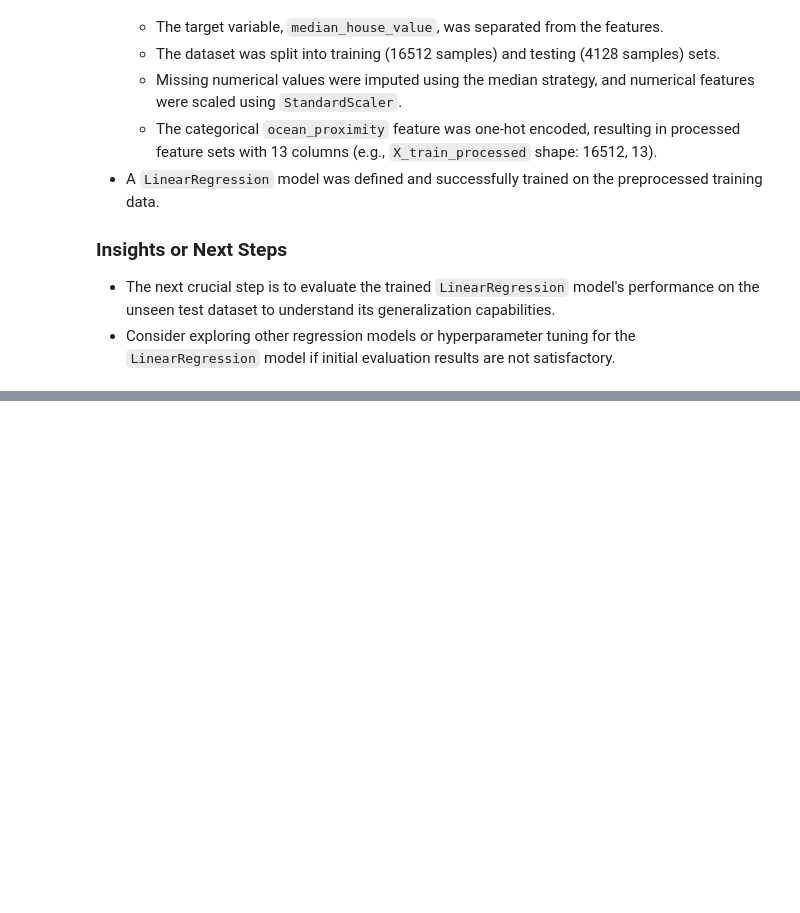
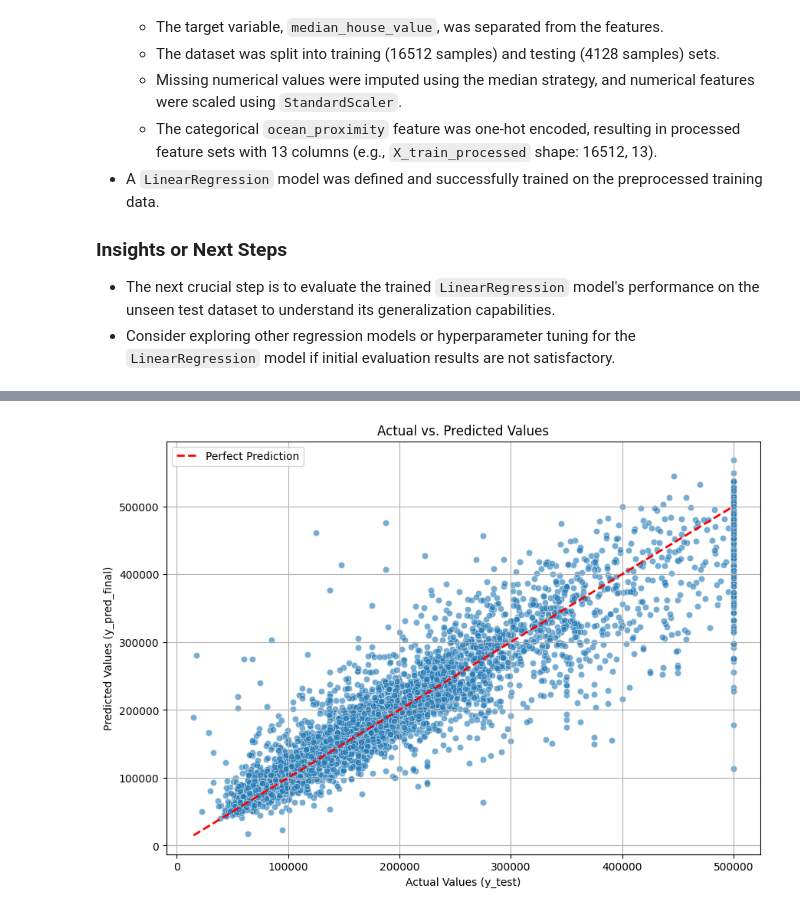
Before and after one commit to veerchavan62/model, a Jupyter notebook: Untitled0.ipynb, the cells around one changed output, grey strips where cells are left out. Drawn from its saved outputs; the diff is of its cells as text; code cells hidden in the pictures; blank space fills up the shorter version.

```diff
--- a/Untitled0.ipynb
+++ b/Untitled0.ipynb
@@ -269,0 +1088,19 @@ Assess the trained model's performance using appropriate evaluation metrics on t
+# %%
+X_train['rooms_per_household'] = X_train['total_rooms'] / X_train['households']
+X_test['rooms_per_household'] = X_test['total_rooms'] / X_test['households']
+
+X_train['bedrooms_per_room'] = X_train['total_bedrooms'] / X_train['total_rooms']
+X_test['bedrooms_per_room'] = X_test['total_bedrooms'] / X_test['total_rooms']
+
+X_train['population_per_household'] = X_train['population'] / X_train['households']
+X_test['population_per_household'] = X_test['population'] / X_test['households']
+
+# Update the numerical_cols list to include the newly created features
+new_numerical_features = ['rooms_per_household', 'bedrooms_per_room', 'population_per_household']
+numerical_cols.extend(new_numerical_features)
+
+print("First 5 rows of X_train with new features:")
+print(X_train.head())
+
+print("\nUpdated numerical_cols list:")
+print(numerical_cols)
@@ -269,0 +1288,63 @@ Assess the trained model's performance using appropriate evaluation metrics on t
+# %%
+import matplotlib.pyplot as plt
+import seaborn as sns
+import pandas as pd
+
+# 1. Use the best performing model, xgb_model_fe, to make predictions
+y_pred_final = xgb_model_fe.predict(X_test_processed)
+
+# 2. Calculate the residuals
+residuals = y_test - y_pred_final
+
+# 3. Create a scatter plot comparing y_test (actual values) against y_pred_final (predicted values)
+plt.figure(figsize=(10, 7))
+sns.scatterplot(x=y_test, y=y_pred_final, alpha=0.6)
+plt.plot([y_test.min(), y_test.max()], [y_test.min(), y_test.max()], 'r--', lw=2, label='Perfect Prediction')
+plt.xlabel('Actual Values (y_test)')
+plt.ylabel('Predicted Values (y_pred_final)')
+plt.title('Actual vs. Predicted Values')
+plt.legend()
+plt.grid(True)
+plt.show()
+
+# 4. Create a scatter plot of residuals against y_pred_final (predicted values)
+plt.figure(figsize=(10, 7))
+sns.scatterplot(x=y_pred_final, y=residuals, alpha=0.6)
+plt.axhline(y=0, color='r', linestyle='--', lw=2)
+plt.xlabel('Predicted Values (y_pred_final)')
+plt.ylabel('Residuals (Actual - Predicted)')
+plt.title('Residuals vs. Predicted Values')
+plt.grid(True)
+plt.show()
+
+# 5. Create a histogram of the residuals
+plt.figure(figsize=(10, 7))
+sns.histplot(residuals, kde=True, bins=50)
+plt.xlabel('Residuals (Actual - Predicted)')
+plt.ylabel('Frequency')
+plt.title('Distribution of Residuals')
+plt.grid(True)
+plt.show()
+
+# 6. Create a box plot of residuals grouped by the ocean_proximity categories
+# Align residuals with X_test using their indices
+# Ensure X_test has the same index as y_test to correctly align 'ocean_proximity'
+# Note: y_test is a pandas Series, so its index corresponds to the original DataFrame index.
+# We need to use the original X_test for its 'ocean_proximity' column.
+
+# Create a temporary DataFrame for plotting residuals against ocean_proximity
+residual_analysis_df = pd.DataFrame({
+    'Residuals': residuals,
+    'Ocean_Proximity': X_test.loc[y_test.index, 'ocean_proximity']
+})
+
+plt.figure(figsize=(12, 7))
+sns.boxplot(x='Ocean_Proximity', y='Residuals', data=residual_analysis_df)
+plt.axhline(y=0, color='r', linestyle='--', lw=2)
+plt.xlabel('Ocean Proximity')
+plt.ylabel('Residuals')
+plt.title('Residuals by Ocean Proximity')
+plt.grid(True)
+plt.show()
+# %% [output]
+[figure, added]
```
Also changed, not shown: parts of 39 cells of this notebook.
